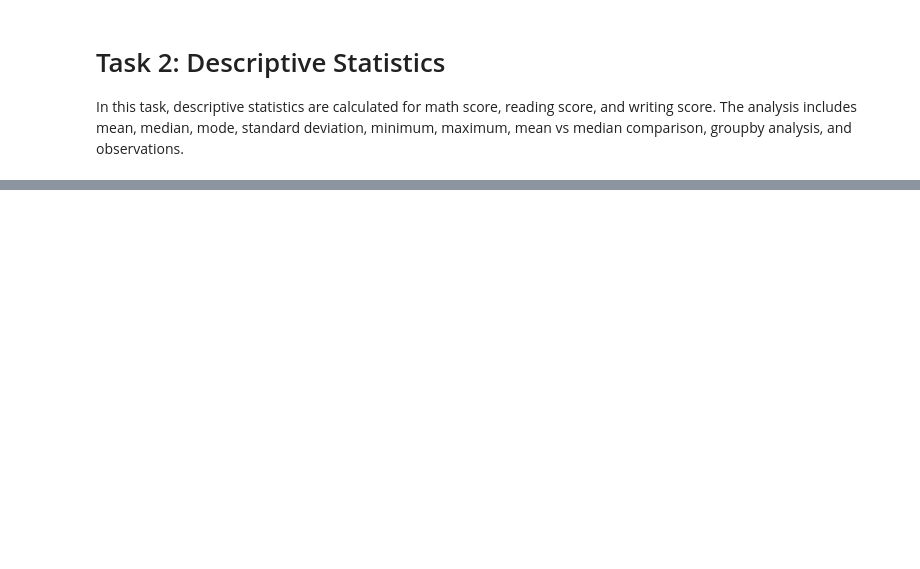
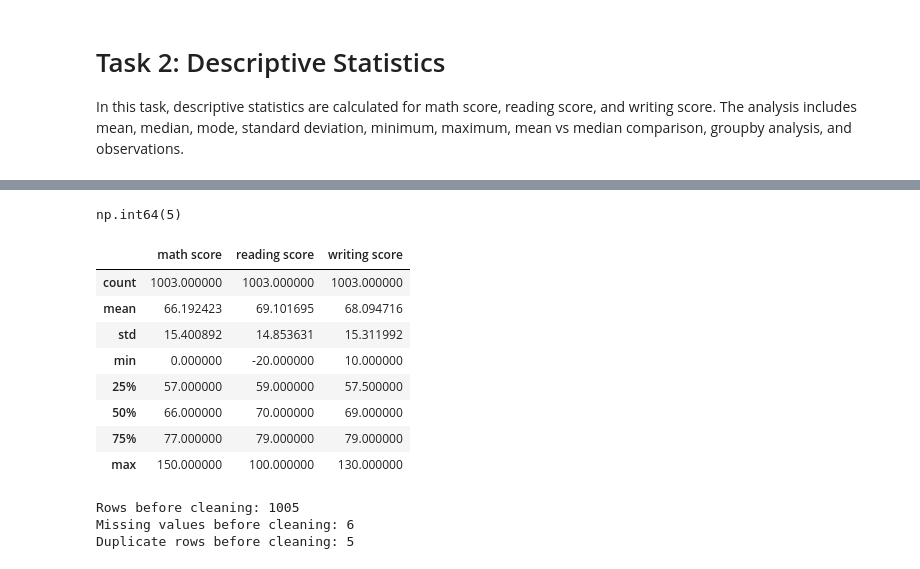
Before and after one commit to usman9234/Student_Performance_Assignment_03, a Jupyter notebook: notebooks/Student_Performance_Analysis.ipynb, the cells around one changed output, grey strips where cells are left out. Saved outputs shown, nothing was run; the diff lists cells and outputs as text; code cells hidden in the pictures; blank space fills up the shorter version.

```diff
--- a/notebooks/Student_Performance_Analysis.ipynb
+++ b/notebooks/Student_Performance_Analysis.ipynb
@@ -36,0 +194,29 @@ median_values
+# %%
+duplicates_before = messy_df.duplicated().sum()
+duplicates_before
+# %% [output]
+np.int64(5)
+# %%
+messy_df[['math score', 'reading score', 'writing score']].describe()
+# %% [output]
+|  | math score | reading score | writing score |
+| count | 1003.000000 | 1003.000000 | 1003.000000 |
+| mean | 66.192423 | 69.101695 | 68.094716 |
+| std | 15.400892 | 14.853631 | 15.311992 |
+| min | 0.000000 | -20.000000 | 10.000000 |
+| 25% | 57.000000 | 59.000000 | 57.500000 |
+| 50% | 66.000000 | 70.000000 | 69.000000 |
+| 75% | 77.000000 | 79.000000 | 79.000000 |
+| max | 150.000000 | 100.000000 | 130.000000 |
+# %%
+before_rows = messy_df.shape[0]
+before_missing = messy_df.isnull().sum().sum()
+before_duplicates = messy_df.duplicated().sum()
+
+print("Rows before cleaning:", before_rows)
+print("Missing values before cleaning:", before_missing)
+print("Duplicate rows before cleaning:", before_duplicates)
+# %% [output]
+Rows before cleaning: 1005
+Missing values before cleaning: 6
+Duplicate rows before cleaning: 5
```
Also changed, not shown: parts of 22 cells of this notebook, 1 other file.
